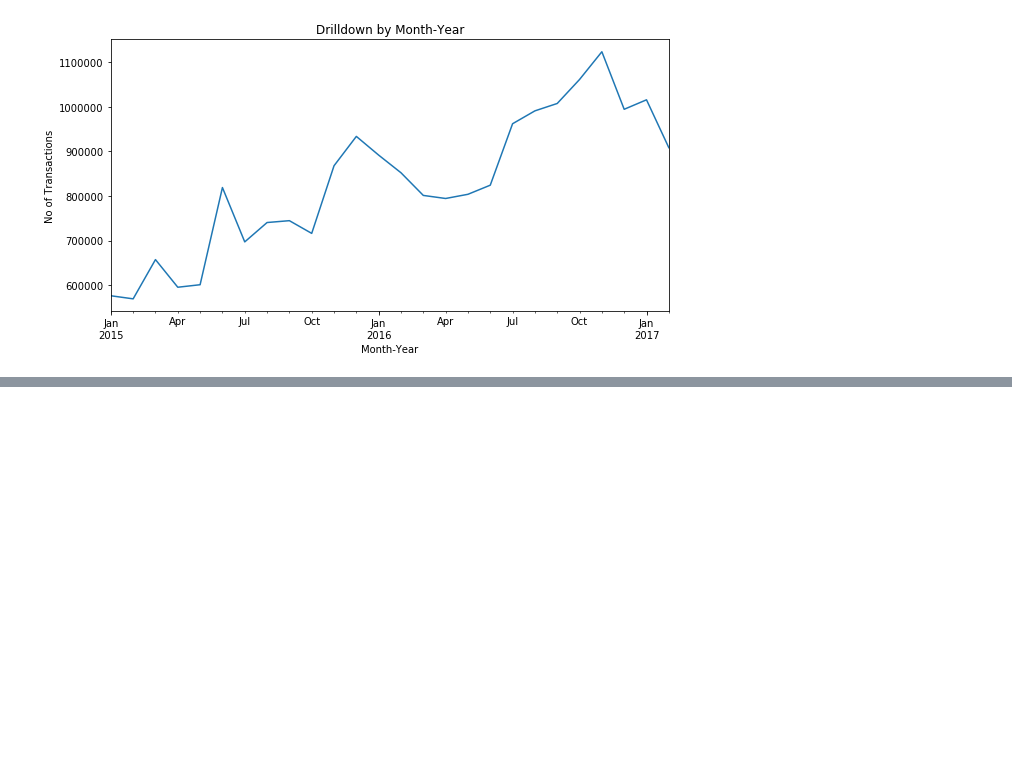
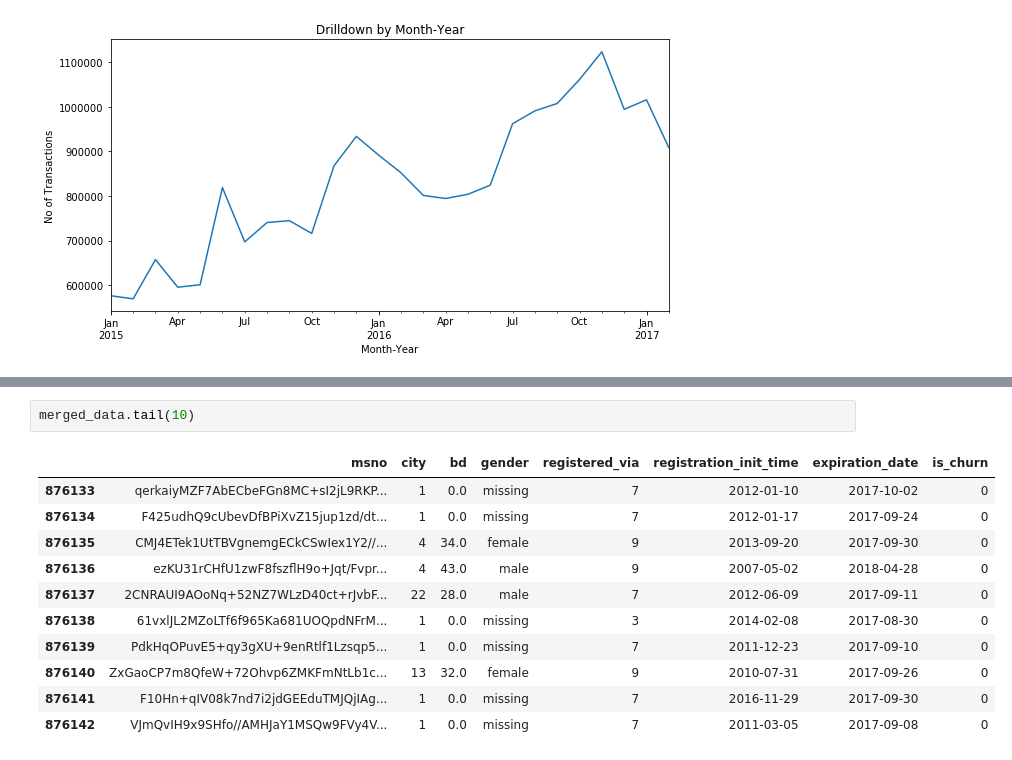
Before and after one commit to olaoluthomas/WSDM_kkbox, a Jupyter notebook: descriptive_data_discovery.ipynb, the cells around one changed output, grey strips where cells are left out. Saved outputs shown, nothing was run; the diff lists cells and outputs as text; blank space fills up the shorter version.

```diff
--- a/descriptive_data_discovery.ipynb
+++ b/descriptive_data_discovery.ipynb
@@ -629,0 +685,14 @@ plt.show()
+# %%
+merged_data.tail(10)
+# %% [output]
+|  | msno | city | bd | gender | registered_via | registration_init_time | expiration_date | is_churn |
+| 876133 | qerkaiyMZF7AbECbeFGn8MC+sI2jL9RKP... | 1 | 0.0 | missing | 7 | 2012-01-10 | 2017-10-02 | 0 |
+| 876134 | F425udhQ9cUbevDfBPiXvZ15jup1zd/dt... | 1 | 0.0 | missing | 7 | 2012-01-17 | 2017-09-24 | 0 |
+| 876135 | CMJ4ETek1UtTBVgnemgECkCSwIex1Y2//... | 4 | 34.0 | female | 9 | 2013-09-20 | 2017-09-30 | 0 |
+| 876136 | ezKU31rCHfU1zwF8fszflH9o+Jqt/Fvpr... | 4 | 43.0 | male | 9 | 2007-05-02 | 2018-04-28 | 0 |
+| 876137 | 2CNRAUI9AOoNq+52NZ7WLzD40ct+rJvbF... | 22 | 28.0 | male | 7 | 2012-06-09 | 2017-09-11 | 0 |
+| 876138 | 61vxlJL2MZoLTf6f965Ka681UOQpdNFrM... | 1 | 0.0 | missing | 3 | 2014-02-08 | 2017-08-30 | 0 |
+| 876139 | PdkHqOPuvE5+qy3gXU+9enRtlf1Lzsqp5... | 1 | 0.0 | missing | 7 | 2011-12-23 | 2017-09-10 | 0 |
+| 876140 | ZxGaoCP7m8QfeW+72Ohvp6ZMKFmNtLb1c... | 13 | 32.0 | female | 9 | 2010-07-31 | 2017-09-26 | 0 |
+| 876141 | F10Hn+qIV08k7nd7i2jdGEEduTMJQjIAg... | 1 | 0.0 | missing | 7 | 2016-11-29 | 2017-09-30 | 0 |
+| 876142 | VJmQvIH9x9SHfo//AMHJaY1MSQw9FVy4V... | 1 | 0.0 | missing | 7 | 2011-03-05 | 2017-09-08 | 0 |
```
Also changed, not shown: parts of 14 cells of this notebook.
